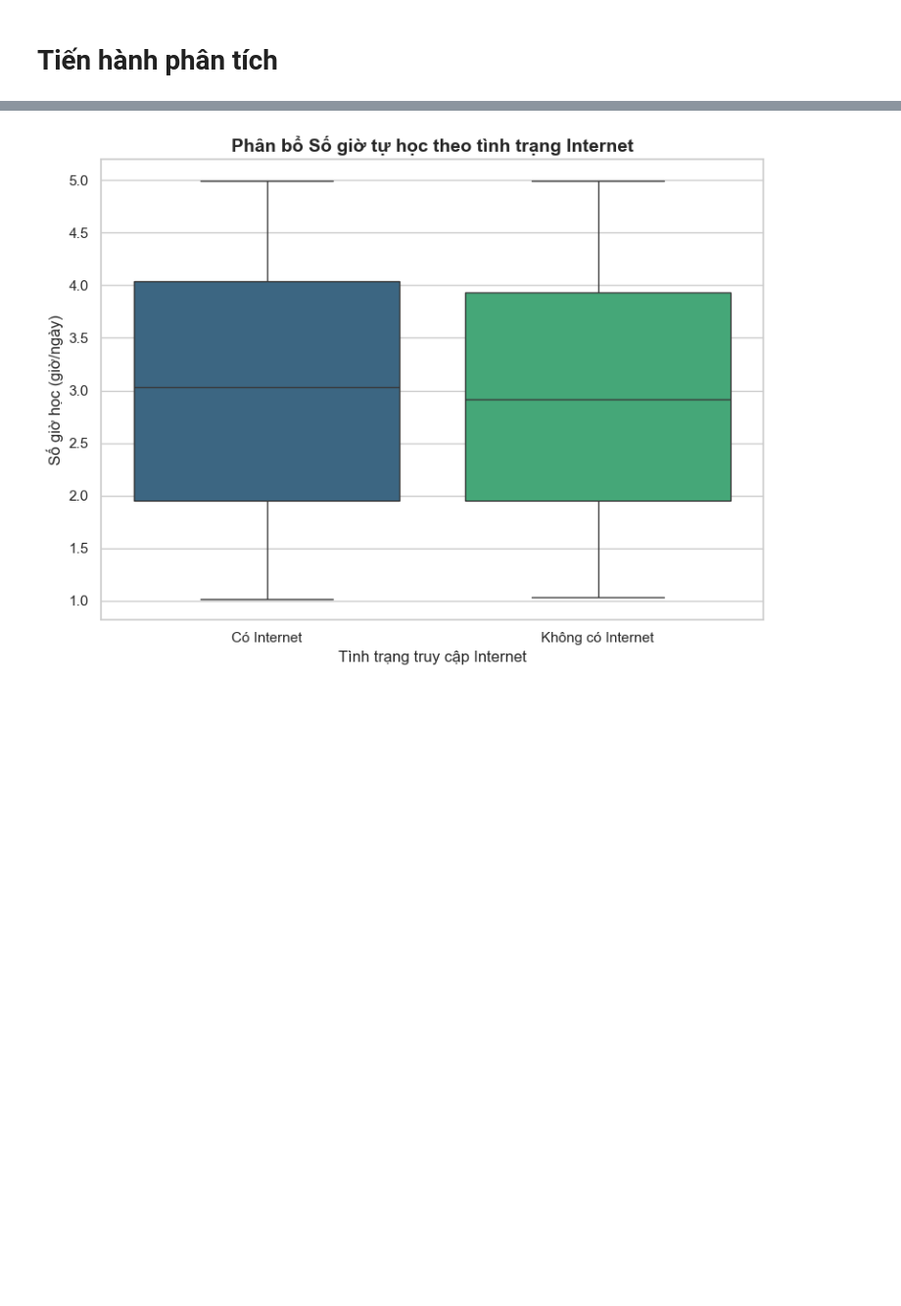
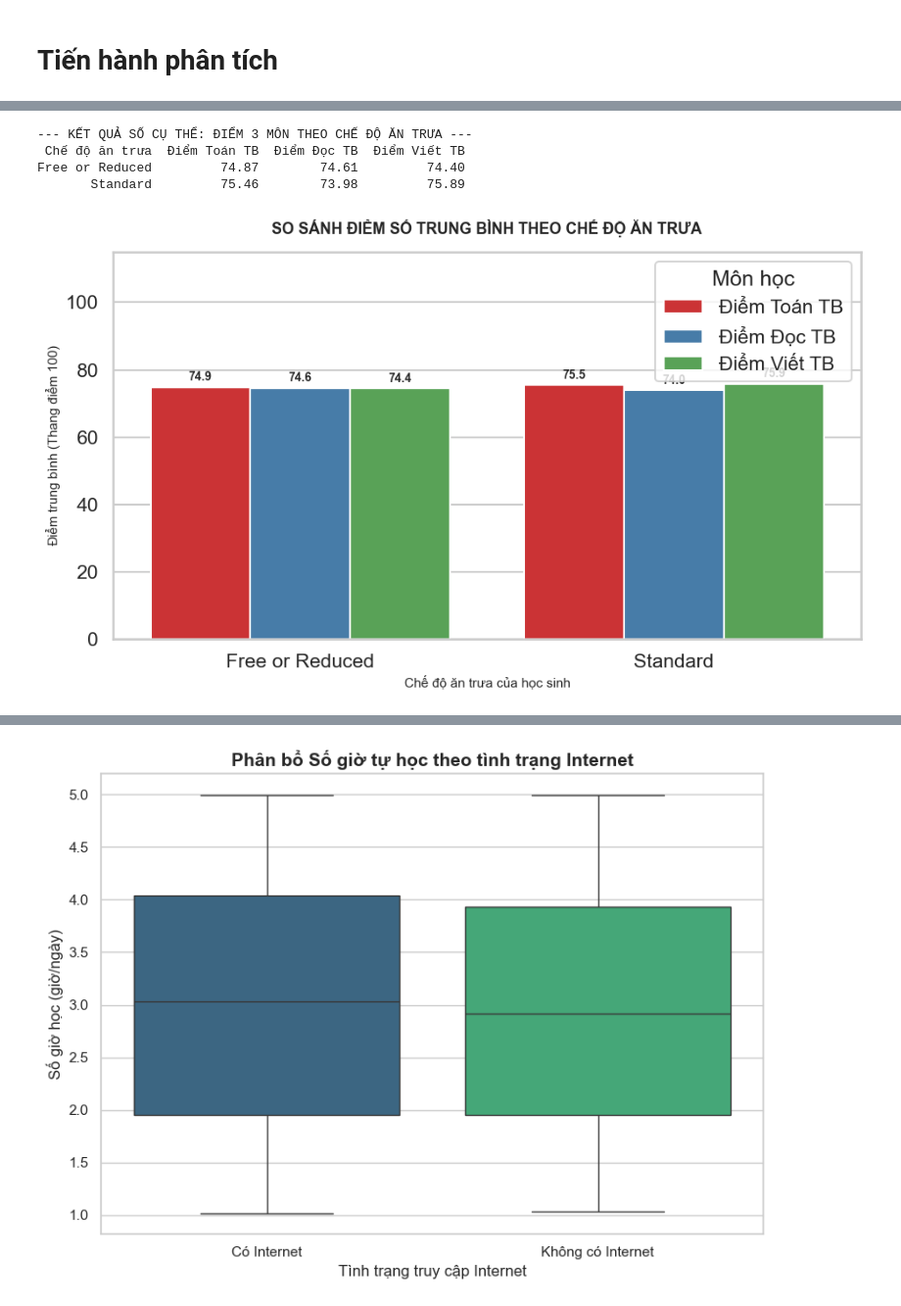
Before and after one commit to EnbacMig21/duan_datahsinh, a Jupyter notebook: phan_tich_data.ipynb, the cells around one changed output, grey strips where cells are left out. Shown at 98% size. Cells and saved outputs as stored; diff of their text form; code cells hidden in the pictures; blank space fills up the shorter version.

```diff
--- a/phan_tich_data.ipynb
+++ b/phan_tich_data.ipynb
@@ -187,0 +235,44 @@ Từ ma trận tương quan phía trên, kèm theo biểu đồ ta có thể đ
+# %%
+mapping_lunch = {1: 'Standard', 0: 'Free or Reduced','1': 'Standard','0': 'Free or Reduced'}
+df['lunch_type_label'] = df['lunch_type'].map(mapping_lunch)
+# Nếu có giá trị nào không khớp, giữ nguyên giá trị gốc của cột lunch_type
+df['lunch_type_label'] = df['lunch_type_label'].fillna(df['lunch_type'])
+# 3. Tính điểm trung bình của từng môn theo nhãn mới tạo
+scores_by_lunch = df.groupby('lunch_type_label')[['math_score', 'reading_score', 'writing_score']].mean().reset_index()
+scores_by_lunch = scores_by_lunch.round(2)
+# Đổi tên các cột sang tiếng Việt để bảng hiển thị sạch sẽ
+scores_by_lunch.columns = ['Chế độ ăn trưa', 'Điểm Toán TB', 'Điểm Đọc TB', 'Điểm Viết TB']
+# 4. In kết quả số cụ thể ra màn hình để bạn đối chiếu
+print("--- KẾT QUẢ SỐ CỤ THỂ: ĐIỂM 3 MÔN THEO CHẾ ĐỘ ĂN TRƯA ---")
+print(scores_by_lunch.to_string(index=False))
+
+df_melted = pd.melt(scores_by_lunch,
+                    id_vars=['Chế độ ăn trưa'],
+                    value_vars=['Điểm Toán TB', 'Điểm Đọc TB', 'Điểm Viết TB'],
+                    var_name='Môn học',
+                    value_name='Điểm số trung bình')
+
+plt.figure(figsize=(10, 6))
+sns.set_style("whitegrid")
+ax = sns.barplot(x='Chế độ ăn trưa', y='Điểm số trung bình', hue='Môn học', data=df_melted, palette='Set1')
+plt.title('SO SÁNH ĐIỂM SỐ TRUNG BÌNH THEO CHẾ ĐỘ ĂN TRƯA', fontsize=13, fontweight='bold', pad=15)
+plt.xlabel('Chế độ ăn trưa của học sinh', fontsize=11)
+plt.ylabel('Điểm trung bình (Thang điểm 100)', fontsize=11)
+plt.ylim(0, 115)
+for p in ax.patches:
+    if p.get_height() > 0:
+        ax.annotate(f'{p.get_height():.1f}',
+                    (p.get_x() + p.get_width() / 2., p.get_height()),
+                    ha='center', va='center',
+                    xytext=(0, 8),
+                    textcoords='offset points',
+                    fontsize=10, fontweight='bold')
+
+plt.tight_layout()
+plt.show()
+# %% [output]
+--- KẾT QUẢ SỐ CỤ THỂ: ĐIỂM 3 MÔN THEO CHẾ ĐỘ ĂN TRƯA ---
+ Chế độ ăn trưa  Điểm Toán TB  Điểm Đọc TB  Điểm Viết TB
+Free or Reduced         74.87        74.61         74.40
+       Standard         75.46        73.98         75.89
+[figure, added]
```
Also changed, not shown: parts of 30 cells of this notebook.
